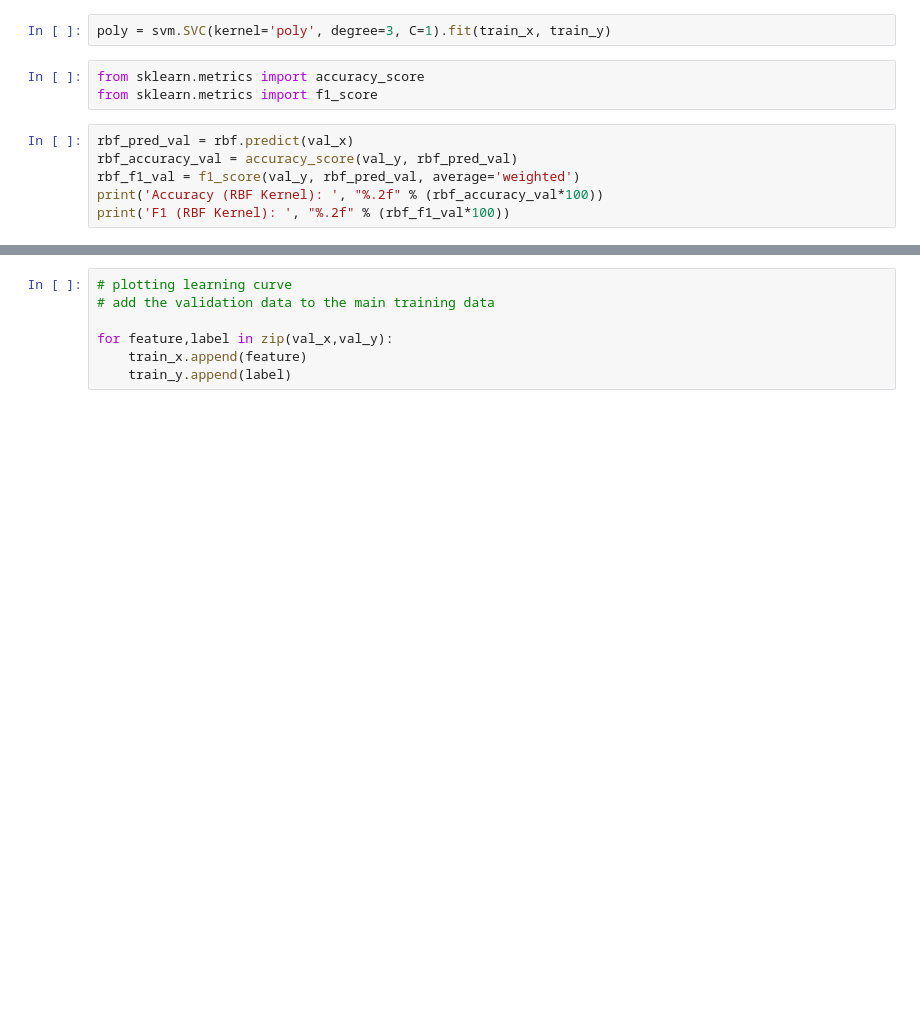
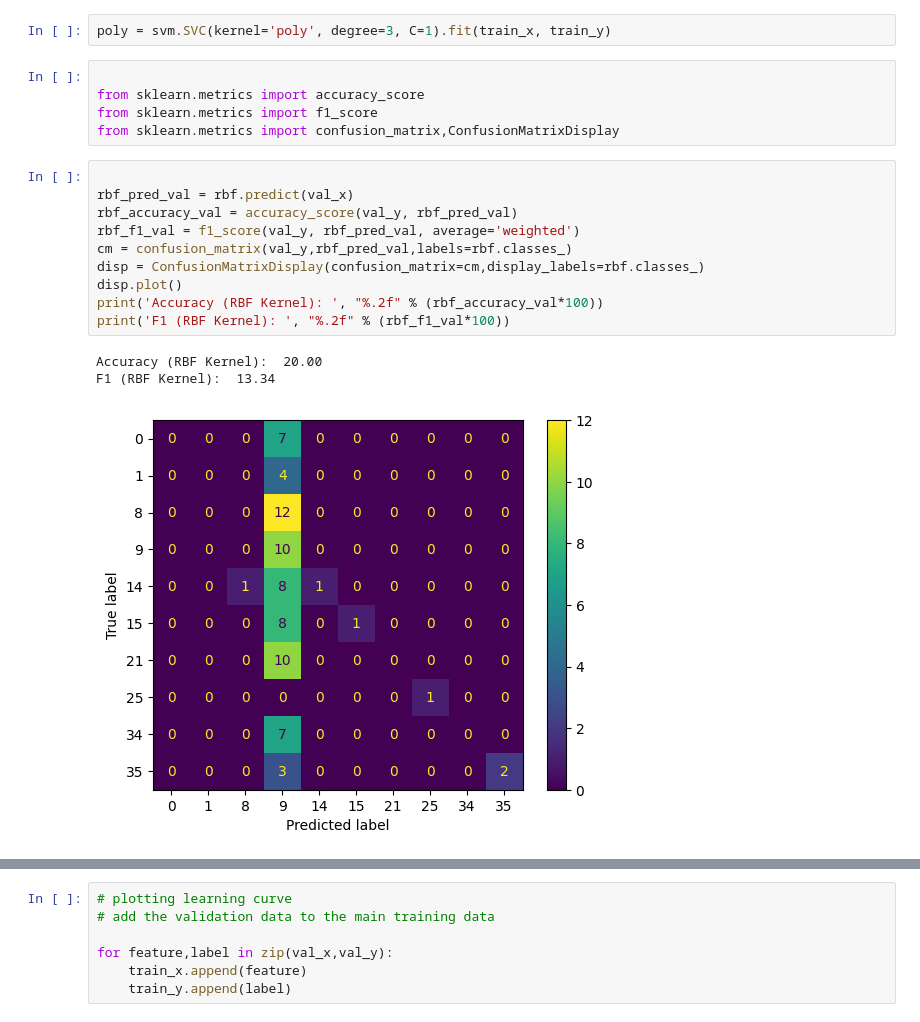
Before and after one commit to esom1010/Shoping-list, a Jupyter notebook: androidai.ipynb, the cells around one changed output, grey strips where cells are left out. Drawn from its saved outputs; the diff is of its cells as text; blank space fills up the shorter version.

Commit message:
added android-plant-disease.ipynb and generated confusion matrix

```diff
--- a/androidai.ipynb
+++ b/androidai.ipynb
@@ -137,12 +237,22 @@ rbf = svm.SVC(kernel='rbf', gamma=0.1, C=0.1).fit(train_x, train_y)
 # %%
 poly = svm.SVC(kernel='poly', degree=3, C=1).fit(train_x, train_y)
 # %%
+
 from sklearn.metrics import accuracy_score
 from sklearn.metrics import f1_score
+from sklearn.metrics import confusion_matrix,ConfusionMatrixDisplay
 # %%
+
 rbf_pred_val = rbf.predict(val_x)
 rbf_accuracy_val = accuracy_score(val_y, rbf_pred_val)
 rbf_f1_val = f1_score(val_y, rbf_pred_val, average='weighted')
+cm = confusion_matrix(val_y,rbf_pred_val,labels=rbf.classes_)
+disp = ConfusionMatrixDisplay(confusion_matrix=cm,display_labels=rbf.classes_)
+disp.plot()
 print('Accuracy (RBF Kernel): ', "%.2f" % (rbf_accuracy_val*100))
 print('F1 (RBF Kernel): ', "%.2f" % (rbf_f1_val*100))
+# %% [output]
+Accuracy (RBF Kernel):  20.00
+F1 (RBF Kernel):  13.34
+[figure, added]
 # %%
```
Also changed, not shown: parts of 28 cells of this notebook, 4 other files.
